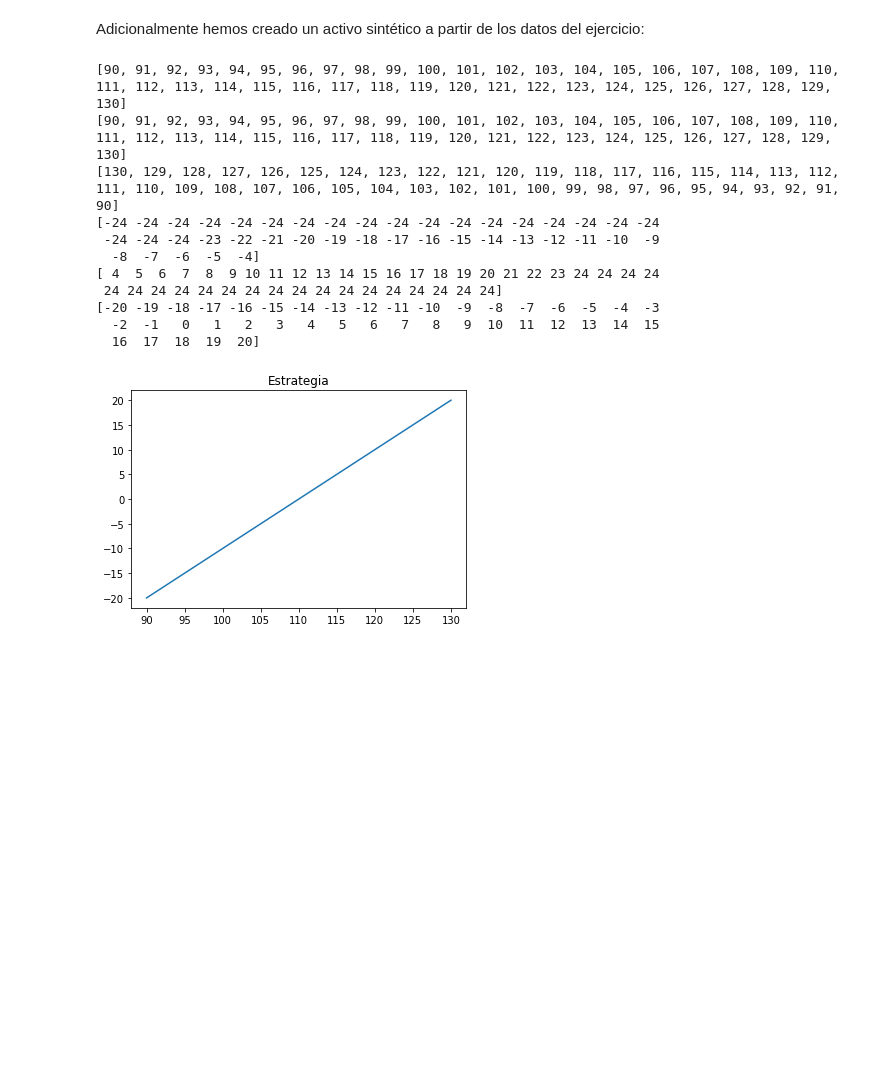
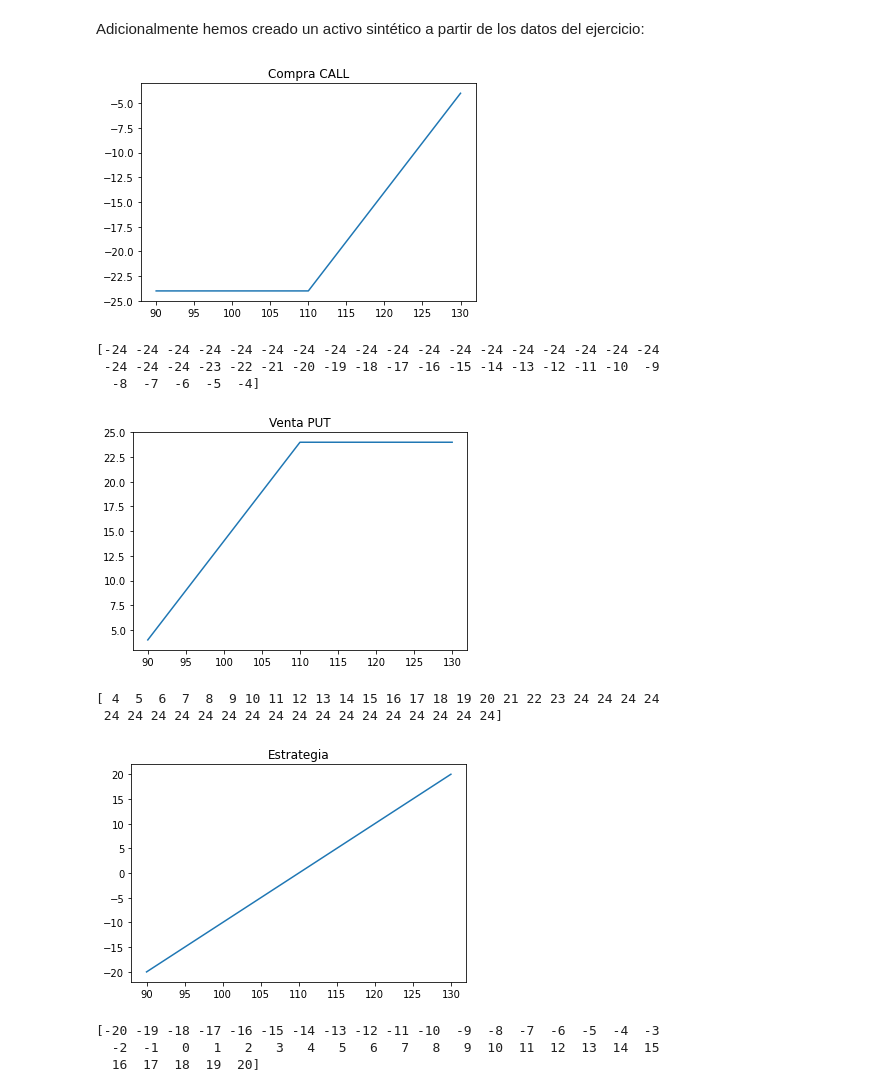
Before and after one commit to Collqin/MasterActuariales, a Jupyter notebook: Práctica 5.ipynb, the cells around one changed output. Saved outputs shown, nothing was run; the diff lists cells and outputs as text; code cells hidden in the pictures; blank space fills up the shorter version.

```diff
--- a/Práctica 5.ipynb
+++ b/Práctica 5.ipynb
@@ -79,47 +79,50 @@ S_2 = [*range(Precio_Put + Rango, Precio_Call - Rango -1, -1)]
 Valor_Call = [0]*len(S)
 Valor_Put = [0]*len(S)
 
 for i in range(0, len(S)):
   if S[i] < Precio_Call:
     Valor_Call[i] = 0 - Prima
   else:
     Valor_Call[i] = S[i] - Precio_Call - Prima
 
 
 for i in range(0, len(S)):
   if S[i] > Precio_Put:
     Valor_Put[i] = 0 + Prima
   else:
     Valor_Put[i] = S[i] - Precio_Put + Prima
 
 Valor_Call = np.array(Valor_Call)
 Valor_Put = np.array(Valor_Put)
 
 Total = Valor_Call + Valor_Put
 
-print(S)
-print(S_1)
-print(S_2)
 
+pyplot.plot(S,Valor_Call)
+pyplot.title("Compra CALL")
+pyplot.show()
 print(Valor_Call)
+
+
+pyplot.plot(S, Valor_Put)
+pyplot.title("Venta PUT")
+pyplot.show()
 print(Valor_Put)
-
-print(Total)
 
 
 pyplot.plot(S, Total)
 pyplot.title("Estrategia")
 pyplot.show()
+print(Total)
 # %% [output]
+[figure, new version]
-[90, 91, 92, 93, 94, 95, 96, 97, 98, 99, 100, 101, 102, 103, 104, 105, 106, 107, 108, 109, 110, 111, 112, 113, 114, 115, 116, 117, 118, 119, 120, 121, 122, 123, 124, 125, 126, 127, 128, 129, 130]
-[90, 91, 92, 93, 94, 95, 96, 97, 98, 99, 100, 101, 102, 103, 104, 105, 106, 107, 108, 109, 110, 111, 112, 113, 114, 115, 116, 117, 118, 119, 120, 121, 122, 123, 124, 125, 126, 127, 128, 129, 130]
-[130, 129, 128, 127, 126, 125, 124, 123, 122, 121, 120, 119, 118, 117, 116, 115, 114, 113, 112, 111, 110, 109, 108, 107, 106, 105, 104, 103, 102, 101, 100, 99, 98, 97, 96, 95, 94, 93, 92, 91, 90]
 [-24 -24 -24 -24 -24 -24 -24 -24 -24 -24 -24 -24 -24 -24 -24 -24 -24 -24
  -24 -24 -24 -23 -22 -21 -20 -19 -18 -17 -16 -15 -14 -13 -12 -11 -10  -9
   -8  -7  -6  -5  -4]
-[ 4  5  6  7  8  9 10 11 12 13 14 15 16 17 18 19 20 21 22 23 24 24 24 24
- 24 24 24 24 24 24 24 24 24 24 24 24 24 24 24 24 24]
-[-20 -19 -18 -17 -16 -15 -14 -13 -12 -11 -10  -9  -8  -7  -6  -5  -4  -3
-  -2  -1   0   1   2   3   4   5   6   7   8   9  10  11  12  13  14  15
-  16  17  18  19  20]
-[figure, old version]
+[figure, added]
+[ 4  5  6  7  8  9 10 11 12 13 14 15 16 17 18 19 20 21 22 23 24 24 24 24
+ 24 24 24 24 24 24 24 24 24 24 24 24 24 24 24 24 24]
+[figure, added]
+[-20 -19 -18 -17 -16 -15 -14 -13 -12 -11 -10  -9  -8  -7  -6  -5  -4  -3
+  -2  -1   0   1   2   3   4   5   6   7   8   9  10  11  12  13  14  15
+  16  17  18  19  20]
```
